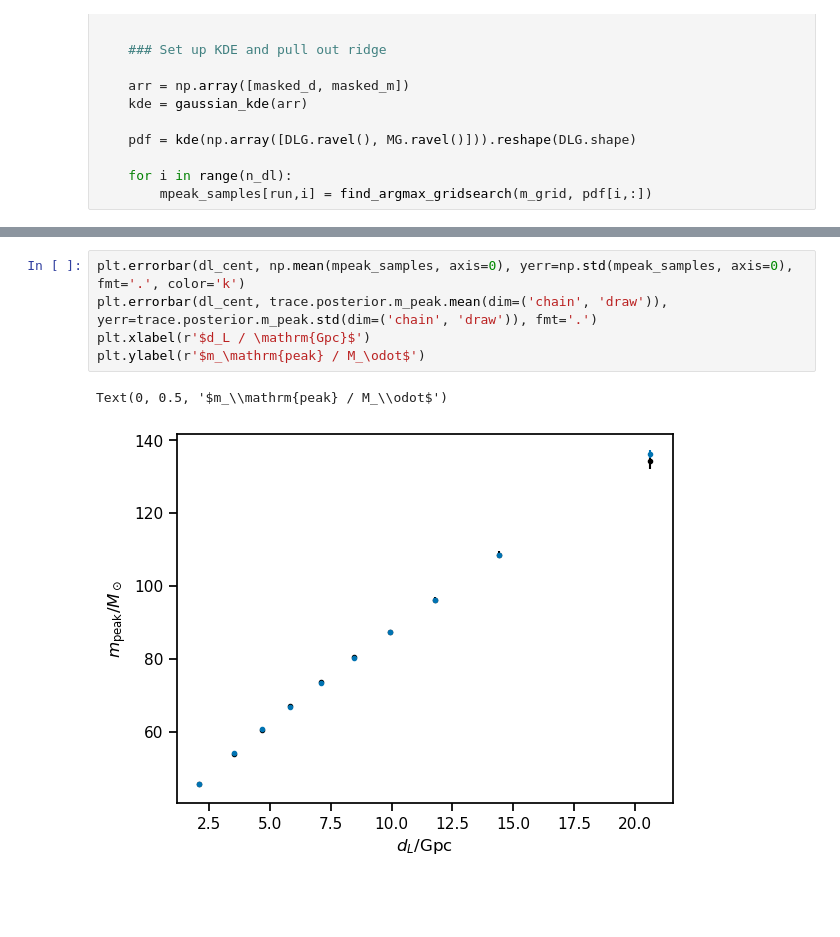
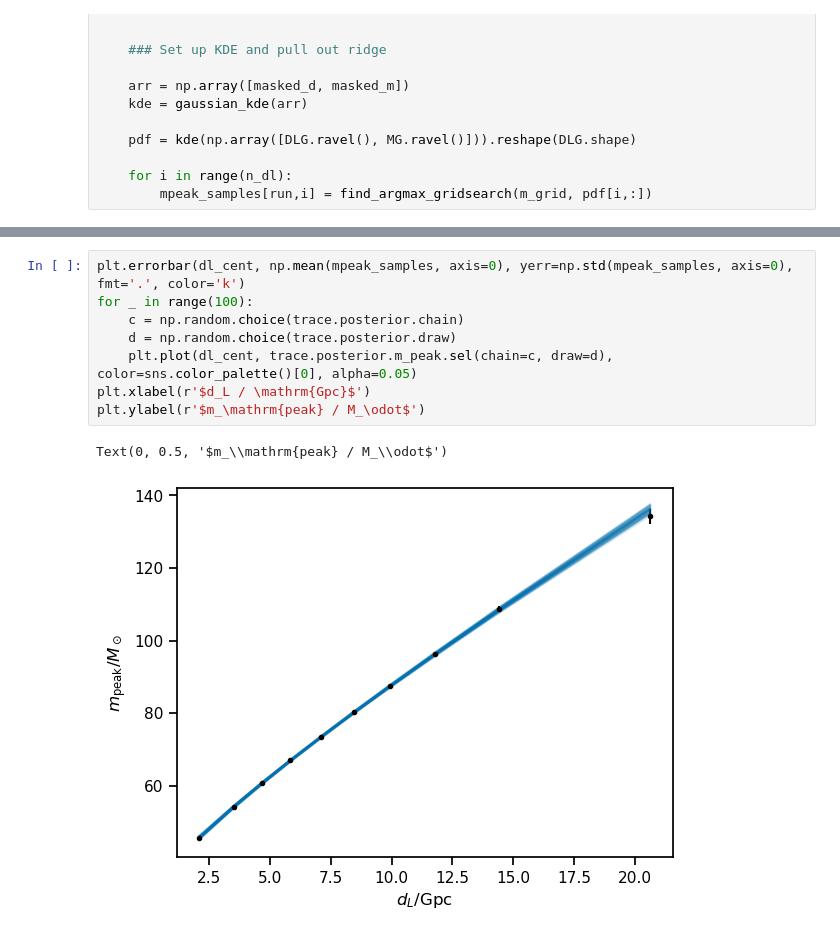
Before and after one commit to farr/FastMFCosmology, a Jupyter notebook: fit-mock-to-cosmo.ipynb, the cells around one changed output, grey strips where cells are left out. Drawn from its saved outputs; the diff is of its cells as text; blank space fills up the shorter version.

```diff
--- a/fit-mock-to-cosmo.ipynb
+++ b/fit-mock-to-cosmo.ipynb
@@ -245,8 +244,11 @@ There were 15 divergences after tuning. Increase `target_accept` or reparameteri
 # %%
 plt.errorbar(dl_cent, np.mean(mpeak_samples, axis=0), yerr=np.std(mpeak_samples, axis=0), fmt='.', color='k')
-plt.errorbar(dl_cent, trace.posterior.m_peak.mean(dim=('chain', 'draw')), yerr=trace.posterior.m_peak.std(dim=('chain', 'draw')), fmt='.')
+for _ in range(100):
+    c = np.random.choice(trace.posterior.chain)
+    d = np.random.choice(trace.posterior.draw)
+    plt.plot(dl_cent, trace.posterior.m_peak.sel(chain=c, draw=d), color=sns.color_palette()[0], alpha=0.05)
 plt.xlabel(r'$d_L / \mathrm{Gpc}$')
 plt.ylabel(r'$m_\mathrm{peak} / M_\odot$')
 # %% [output]
 Text(0, 0.5, '$m_\\mathrm{peak} / M_\\odot$')
-[figure, old version]
+[figure, new version]
```
Also changed, not shown: parts of 5 cells of this notebook.
